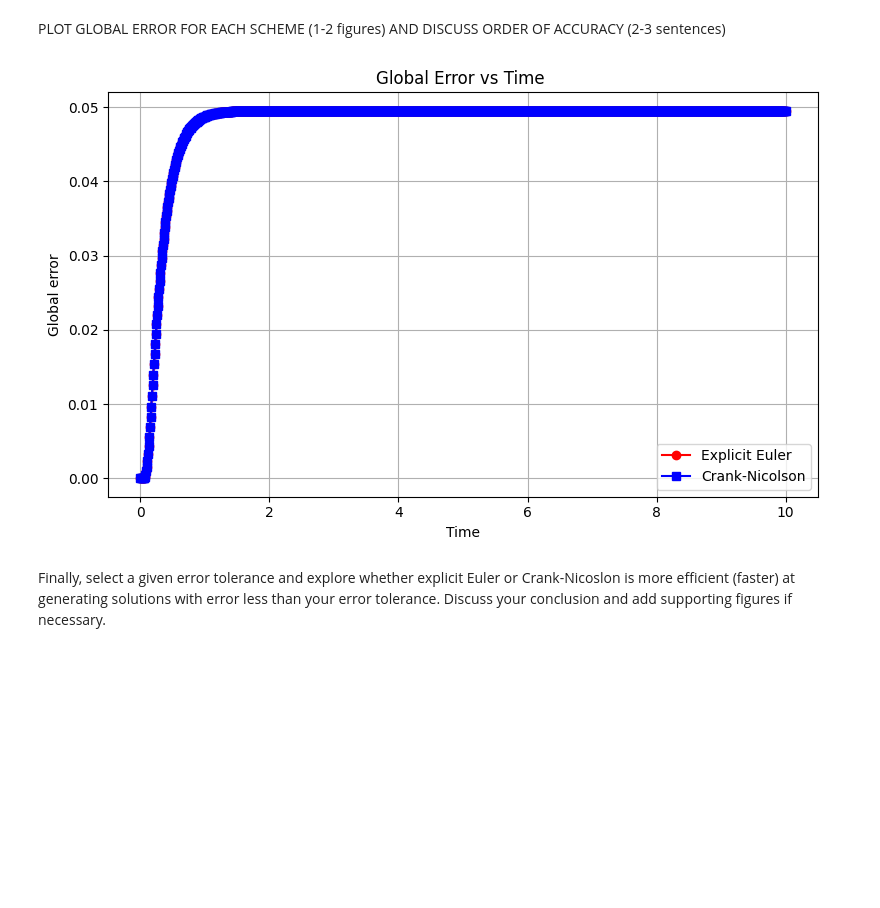
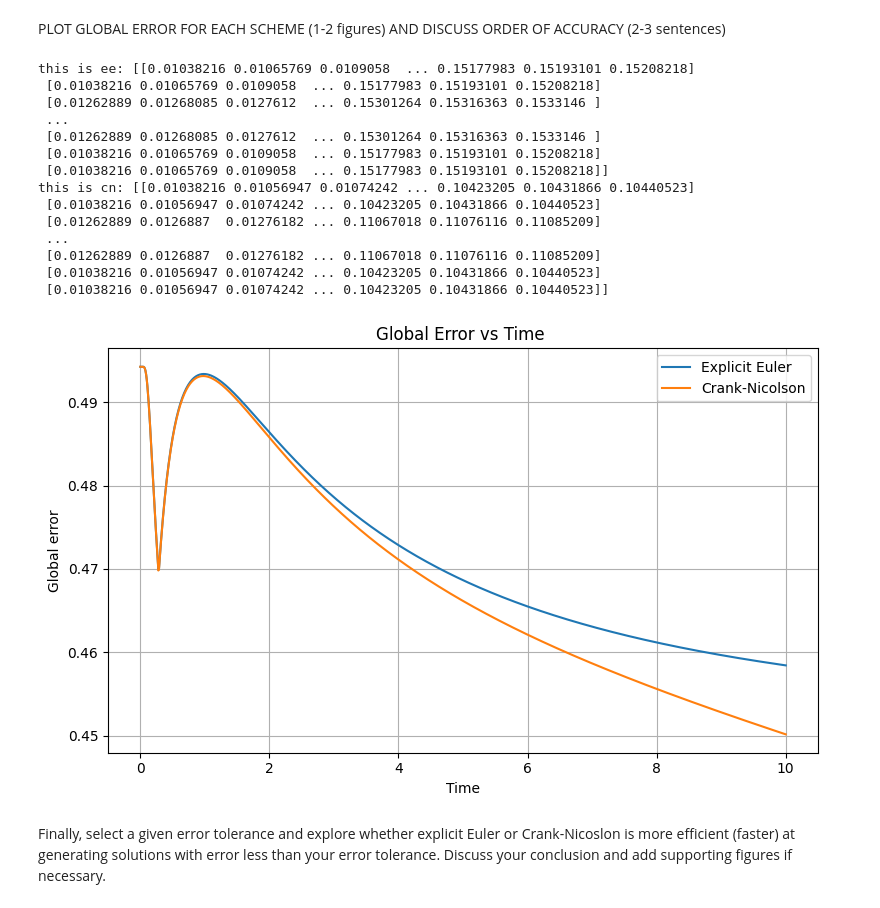
Before and after one commit to ifymedebem/QCES, a Jupyter notebook: Project1_numerical_methods.ipynb, the cells around one changed output. Saved outputs shown, nothing was run; the diff lists cells and outputs as text; code cells hidden in the pictures; blank space fills up the shorter version.

```diff
--- a/Project1_numerical_methods.ipynb
+++ b/Project1_numerical_methods.ipynb
@@ -331,7 +340,6 @@ The difference between the exact solution and the numerical approximation can be
 # %% [markdown]
 PLOT GLOBAL ERROR FOR EACH SCHEME (1-2 figures) AND DISCUSS ORDER OF ACCURACY (2-3 sentences)
 # %%
-
 import numpy as np
 import matplotlib.pyplot as plt
 
@@ -353,58 +361,66 @@ dt = t[1] - t[0]
 
 EE_Normal_Error = np.zeros((nx,nt))
 CN_Normal_Error = np.zeros((nx,nt))
 EE_Local_Error = np.zeros((nx,nt))
 CN_Local_Error = np.zeros((nx,nt))
 c_EE_final = np.zeros((nx, nt))
 c_CN_final = np.zeros((nx, nt))
 EE_Global_Error = np.zeros(nt)
 CN_Global_Error = np.zeros(nt)
 
-#for n in range (0, nt - 1):
-    #c_EE_final[:, n + 1] = c_EE_final[:, n]
-    #c_CN_final[:, n + 1] = c_CN_final[:, n]
 
 def exact_solution(x, t, kappa):
-    # Convert 1D arrays to 2D for broadcasting
-    x = x[:, np.newaxis]      # Shape: (nx, 1)
-    t = t[np.newaxis, :]      # Shape: (1, nt)
+    x = x[:, np.newaxis]
+    t = t[np.newaxis, :]
     t = np.where(t == 0, 1e-10, t)
     return (4 * np.pi * kappa * t)**(-0.5) * np.exp(-x**2 / (4 * kappa * t))
+
 c_exact = exact_solution(x, t, kappa)
 
-#c_exact_final = c_exact[:, -1]
+
+for (j) in range((nt)):
+    for (i) in range(nx-1):
+        EE_Normal_Error[i,j] = np.abs(c_exact[i,j] - c_EE[i,j])
+        CN_Normal_Error[i,j] = np.abs (c_exact[i,j] - c_CN[i,j])
+        EE_Local_Error[i] = np.abs(EE_Normal_Error[i+1]) - np.abs(EE_Normal_Error[i])
+        CN_Local_Error[i] = np.abs (CN_Normal_Error[i+1]) - np.abs(CN_Normal_Error[i])
+    EE_Global_Error[j] = np.mean(EE_Normal_Error[:,j])
+    CN_Global_Error[j] = np.mean(CN_Normal_Error[:,j])
 
 
+print (f"this is ee: {c_EE}")
+print (f"this is cn: {c_CN}")
 
-
-
-
-for i in range(nt):
-    EE_Normal_Error[:,i] = np.abs(c_exact[:,i] - c_EE_final[:,i])
-    CN_Normal_Error[:,i] = np.abs (c_exact[:,i] - c_CN_final[:,i])
-    EE_Local_Error[:,i] = np.abs(EE_Normal_Error[:,i]) - np.abs(c_exact[:,i])
-    CN_Local_Error[:,i] = np.abs (CN_Normal_Error[:,i]) - np.abs(c_exact[:,i])
-    EE_Global_Error[i] = np.mean(EE_Normal_Error[:,i], axis=0)  # 1D array of length nt
-    CN_Global_Error[i] = np.mean(CN_Normal_Error[:,i], axis=0)
-
-
-
-#print (f"EE error is: {errors_EE}")
-#print (f"CN error is: {errors_CN}")
+#print (f"EE error is: {EE_Global_Error}")
+#print (f"CN error is: {CN_Global_Error}")
 
 # Plotting global error vs dt
 plt.figure(figsize=(8, 5))
-plt.plot(t, EE_Global_Error, 'ro-', label='Explicit Euler')
-plt.plot(t, CN_Global_Error, 'bs-', label='Crank-Nicolson')
+plt.plot(t, EE_Global_Error, label='Explicit Euler')
+plt.plot(t, CN_Global_Error, label='Crank-Nicolson')
 plt.xlabel('Time')
 plt.ylabel('Global error')
 plt.title('Global Error vs Time ')
 plt.grid(True, which='both', linestyle='-')
 plt.legend()
 plt.tight_layout()
 plt.show()
 # %% [output]
+this is ee: [[0.01038216 0.01065769 0.0109058  ... 0.15177983 0.15193101 0.15208218]
+ [0.01038216 0.01065769 0.0109058  ... 0.15177983 0.15193101 0.15208218]
+ [0.01262889 0.01268085 0.0127612  ... 0.15301264 0.15316363 0.1533146 ]
+ ...
+ [0.01262889 0.01268085 0.0127612  ... 0.15301264 0.15316363 0.1533146 ]
+ [0.01038216 0.01065769 0.0109058  ... 0.15177983 0.15193101 0.15208218]
+ [0.01038216 0.01065769 0.0109058  ... 0.15177983 0.15193101 0.15208218]]
+this is cn: [[0.01038216 0.01056947 0.01074242 ... 0.10423205 0.10431866 0.10440523]
+ [0.01038216 0.01056947 0.01074242 ... 0.10423205 0.10431866 0.10440523]
+ [0.01262889 0.0126887  0.01276182 ... 0.11067018 0.11076116 0.11085209]
+ ...
+ [0.01262889 0.0126887  0.01276182 ... 0.11067018 0.11076116 0.11085209]
+ [0.01038216 0.01056947 0.01074242 ... 0.10423205 0.10431866 0.10440523]
+ [0.01038216 0.01056947 0.01074242 ... 0.10423205 0.10431866 0.10440523]]
-[figure, old version]
+[figure, new version]
 # %% [markdown]
 Finally, select a given error tolerance and explore whether explicit Euler or Crank-Nicoslon is more efficient (faster) at generating solutions with error less than your error tolerance. Discuss your conclusion and add supporting figures if necessary.
 # %% [markdown]
```
Also changed, not shown: parts of 11 cells of this notebook.
